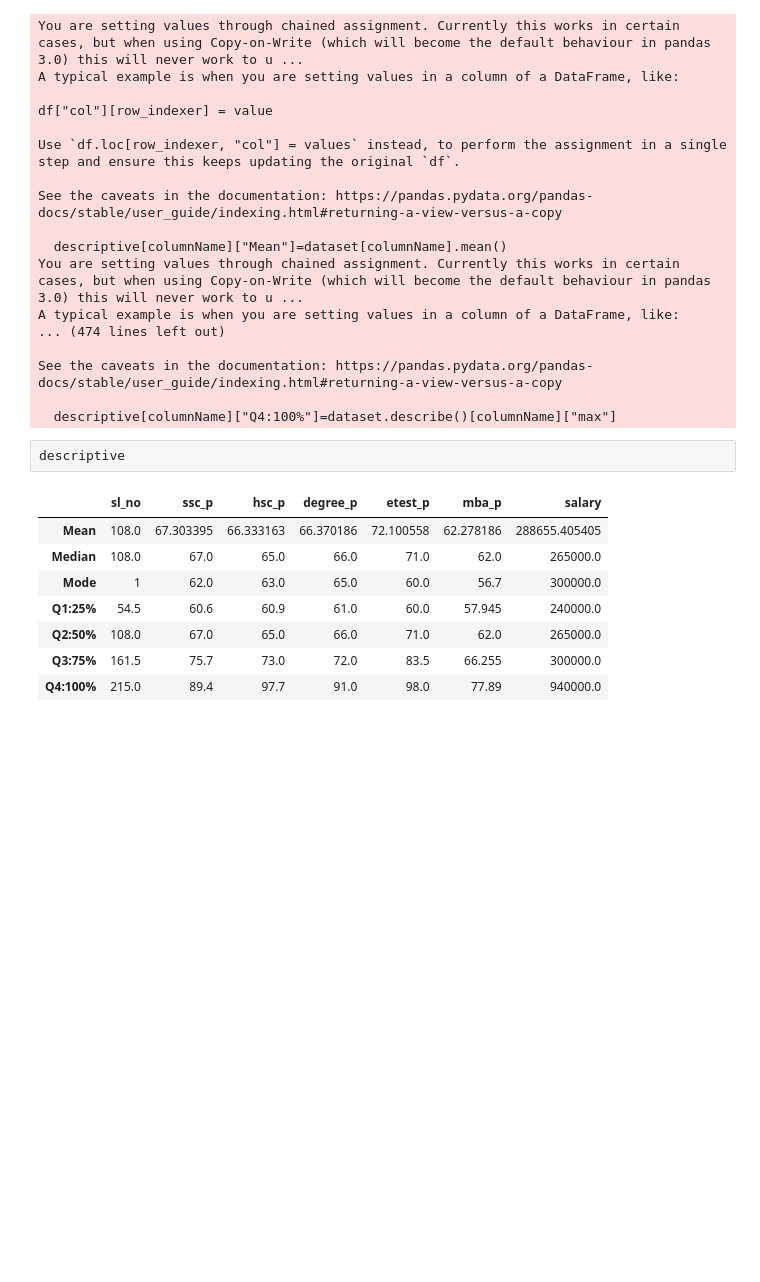
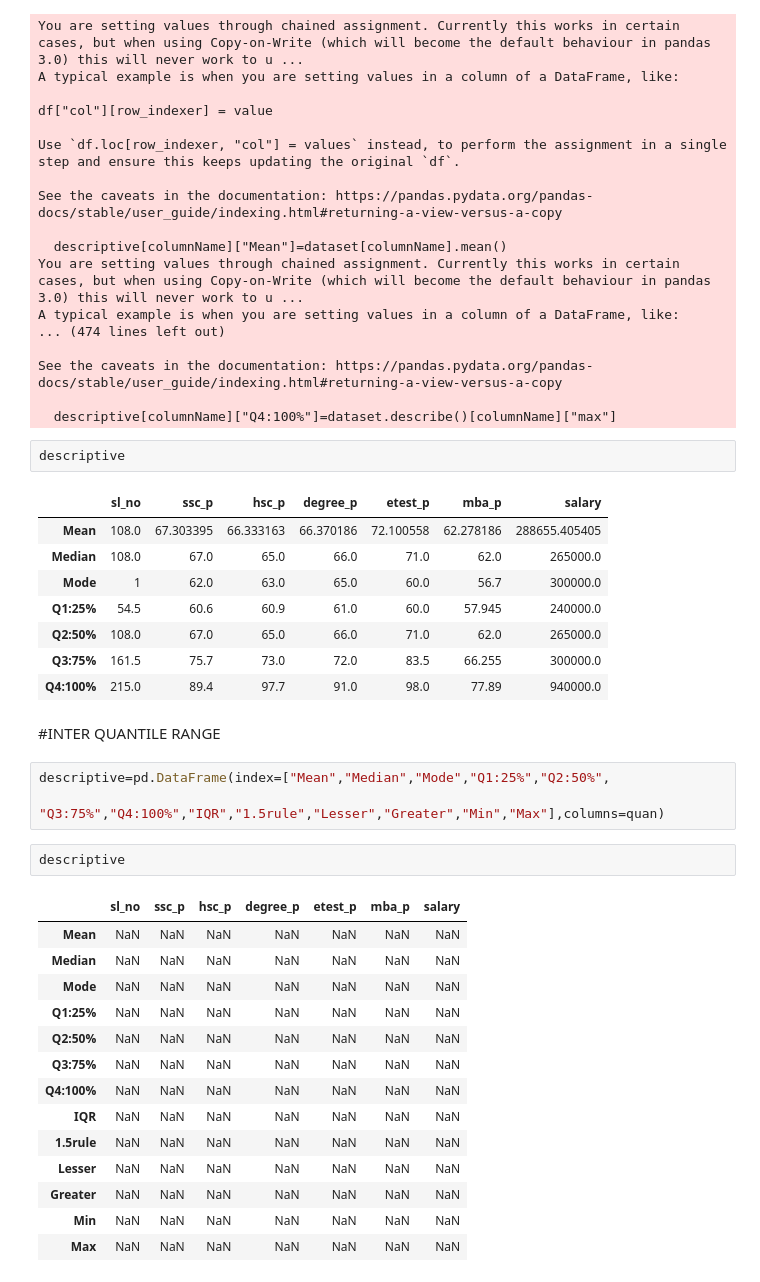
Before and after one commit to DeepikaBalachandran89/5.2-CENTRAL-TENDENCY, a Jupyter notebook: central Tendency.ipynb, the cells around one changed output. Cells and saved outputs as stored; diff of their text form; blank space fills up the shorter version.

```diff
--- a/central Tendency.ipynb
+++ b/central Tendency.ipynb
@@ -297,3 +297,25 @@ descriptive
 | Q2:50% | 108.0 | 67.0 | 65.0 | 66.0 | 71.0 | 62.0 | 265000.0 |
 | Q3:75% | 161.5 | 75.7 | 73.0 | 72.0 | 83.5 | 66.255 | 300000.0 |
 | Q4:100% | 215.0 | 89.4 | 97.7 | 91.0 | 98.0 | 77.89 | 940000.0 |
+# %% [markdown]
+#INTER QUANTILE RANGE
+# %%
+descriptive=pd.DataFrame(index=["Mean","Median","Mode","Q1:25%","Q2:50%",
+                                "Q3:75%","Q4:100%","IQR","1.5rule","Lesser","Greater","Min","Max"],columns=quan)
+# %%
+descriptive
+# %% [output]
+|  | sl_no | ssc_p | hsc_p | degree_p | etest_p | mba_p | salary |
+| Mean | NaN | NaN | NaN | NaN | NaN | NaN | NaN |
+| Median | NaN | NaN | NaN | NaN | NaN | NaN | NaN |
+| Mode | NaN | NaN | NaN | NaN | NaN | NaN | NaN |
+| Q1:25% | NaN | NaN | NaN | NaN | NaN | NaN | NaN |
+| Q2:50% | NaN | NaN | NaN | NaN | NaN | NaN | NaN |
+| Q3:75% | NaN | NaN | NaN | NaN | NaN | NaN | NaN |
+| Q4:100% | NaN | NaN | NaN | NaN | NaN | NaN | NaN |
+| IQR | NaN | NaN | NaN | NaN | NaN | NaN | NaN |
+| 1.5rule | NaN | NaN | NaN | NaN | NaN | NaN | NaN |
+| Lesser | NaN | NaN | NaN | NaN | NaN | NaN | NaN |
+| Greater | NaN | NaN | NaN | NaN | NaN | NaN | NaN |
+| Min | NaN | NaN | NaN | NaN | NaN | NaN | NaN |
+| Max | NaN | NaN | NaN | NaN | NaN | NaN | NaN |
```
Also changed, not shown: parts of 2 cells of this notebook.
